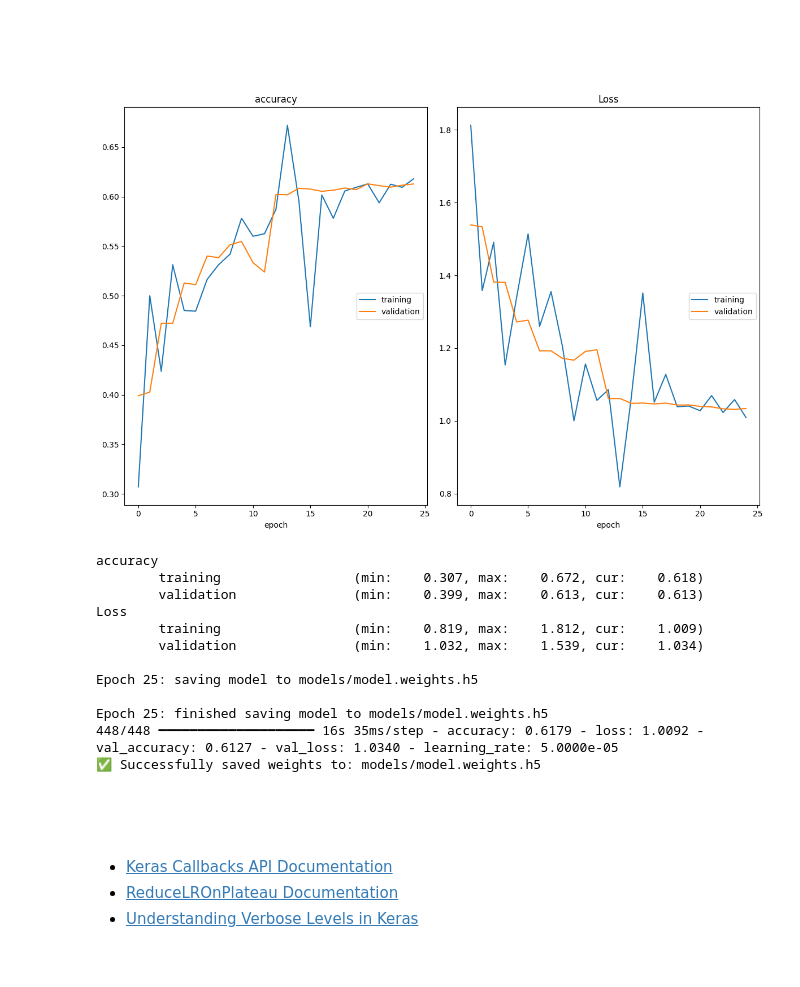
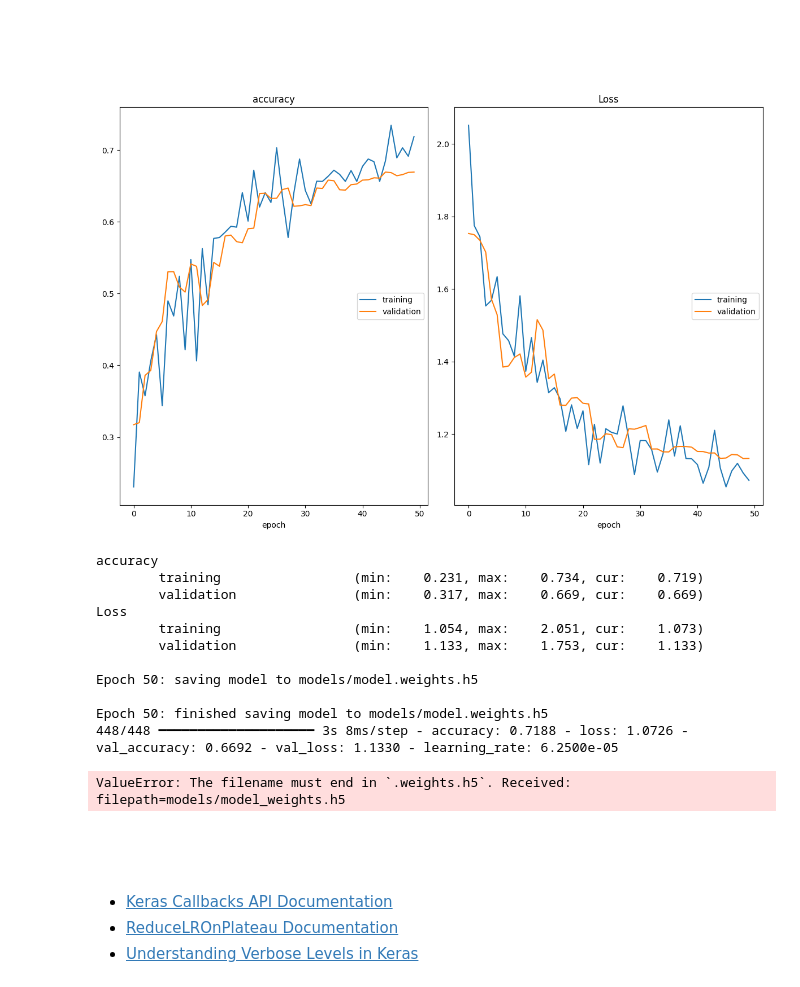
Before and after one commit to mohd-faizy/03P_Facial_Expression_Recoginition, a Jupyter notebook: Facial_Expression_Recoginition_with_Keras.ipynb, the cells around one changed output. Cells and saved outputs as stored; diff of their text form; code cells hidden in the pictures.

```diff
--- a/Facial_Expression_Recoginition_with_Keras.ipynb
+++ b/Facial_Expression_Recoginition_with_Keras.ipynb
@@ -289,8 +468,15 @@ We use Keras `ImageDataGenerator` with horizontal flipping to augment facial ima
 img_size = 48
 batch_size = 64
 
-# Training Data Generator with random horizontal flip augmentation
-datagen_train = ImageDataGenerator(horizontal_flip=True)
+# Face-optimized data augmentation for 48x48 resolution
+datagen_train = ImageDataGenerator(
+    horizontal_flip=True,
+    rotation_range=10,
+    width_shift_range=0.08,
+    height_shift_range=0.08,
+    fill_mode='nearest'
+)
+
 train_generator = datagen_train.flow_from_directory(
     'train/',
     target_size=(img_size, img_size),
@@ -298,10 +484,11 @@ train_generator = datagen_train.flow_from_directory(
     batch_size=batch_size,
     class_mode='categorical',
     shuffle=True
-    )
+)
 
-# Validation Data Generator
-datagen_validation = ImageDataGenerator(horizontal_flip=True)
+# Clean validation generator for accurate evaluation
+datagen_validation = ImageDataGenerator()
+
 validation_generator = datagen_validation.flow_from_directory(
     'test/',
     target_size=(img_size, img_size),
@@ -309,7 +496,7 @@ validation_generator = datagen_validation.flow_from_directory(
     batch_size=batch_size,
     class_mode='categorical',
     shuffle=False
-    )
+)
 # %% [output]
 Found 28709 images belonging to 7 classes.
 Found 7178 images belonging to 7 classes.
@@ -486,64 +666,69 @@ Model: "sequential"
 <a id="62-execute-model-training-with-live-loss-monitoring"></a>
 ### <span style="display: inline-block; color: #fff; background: linear-gradient(135deg, #16A34A, #0F766E); padding: 7px 16px; border-radius: 6px; font-size: 16px; font-weight: 700; letter-spacing: 0.3px;">6.2 Execute Model Training with Live Loss Monitoring</span>
 # %%
-# Setting number of epochs and batch step counts
-num_epochs = 15
+# Import training callbacks
+from tensorflow.keras.callbacks import ModelCheckpoint, ReduceLROnPlateau
+import os
+
+# Training hyperparameter configuration
+num_epochs = 50
 steps_per_epoch = train_generator.n // train_generator.batch_size
 validation_steps = validation_generator.n // validation_generator.batch_size
 
 checkpoint_dir = 'models'
 os.makedirs(checkpoint_dir, exist_ok=True)
 checkpoint_filename = os.path.join(checkpoint_dir, 'model.weights.h5')
 
-# Checkpoint callback: save best weights based on validation accuracy
+# ModelCheckpoint: saves best weights based on validation accuracy
 checkpoint = ModelCheckpoint(
     checkpoint_filename,
     monitor='val_accuracy',
     save_weights_only=True,
     mode='max',
     verbose=1
 )
 
-# Learning rate scheduler: reduce LR on validation loss plateau
+# Smooth LR decay on val_loss plateau (halves LR every 4 epochs of plateau)
 reduce_lr = ReduceLROnPlateau(
     monitor='val_loss',
-    factor=0.1,
-    patience=2,
-    min_lr=0.00001,
-    mode='auto'
+    factor=0.5,
+    patience=4,
+    min_lr=0.000005,
+    verbose=1
 )
 
-# Callbacks list
+# Training callbacks (EarlyStopping removed to ensure full 50 epochs training progression)
 callbacks = [PlotLossesKerasTF(), checkpoint, reduce_lr]
 
-# Fitting the model
+# Fit the model through all epochs
 history = model.fit(
     x=train_generator,
     steps_per_epoch=steps_per_epoch,
     epochs=num_epochs,
     validation_data=validation_generator,
     validation_steps=validation_steps,
     callbacks=callbacks
 )
 
-# Save the final model weights
+# Save final model weights in both standard formats
 model.save_weights('models/model.weights.h5')
-model.save_weights('models/model_weights.h5')
+import shutil
+shutil.copyfile('models/model.weights.h5', 'models/model_weights.h5')
 print("Model weights successfully saved to models/ directory.")
 # %% [output]
-[figure, old version]
+[figure, new version]
 accuracy
-        training                 (min:    0.307, max:    0.672, cur:    0.618)
-        validation               (min:    0.399, max:    0.613, cur:    0.613)
+        training                 (min:    0.231, max:    0.734, cur:    0.719)
+        validation               (min:    0.317, max:    0.669, cur:    0.669)
 Loss
-        training                 (min:    0.819, max:    1.812, cur:    1.009)
-        validation               (min:    1.032, max:    1.539, cur:    1.034)
+        training                 (min:    1.054, max:    2.051, cur:    1.073)
+        validation               (min:    1.133, max:    1.753, cur:    1.133)
 
-Epoch 25: saving model to models/model.weights.h5
+Epoch 50: saving model to models/model.weights.h5
 
-Epoch 25: finished saving model to models/model.weights.h5
-448/448 ━━━━━━━━━━━━━━━━━━━━ 16s 35ms/step - accuracy: 0.6179 - loss: 1.0092 - val_accuracy: 0.6127 - val_loss: 1.0340 - learning_rate: 5.0000e-05
-✅ Successfully saved weights to: models/model.weights.h5
+Epoch 50: finished saving model to models/model.weights.h5
+448/448 ━━━━━━━━━━━━━━━━━━━━ 3s 8ms/step - accuracy: 0.7188 - loss: 1.0726 - val_accuracy: 0.6692 - val_loss: 1.1330 - learning_rate: 6.2500e-05
+ValueError: The filename must end in `.weights.h5`. Received: filepath=models/model_weights.h5
 # %% [markdown]
 <a id="63-keras-training-callbacks--reference"></a>
 ### <span style="display: inline-block; color: #fff; background: linear-gradient(135deg, #16A34A, #0F766E); padding: 7px 16px; border-radius: 6px; font-size: 16px; font-weight: 700; letter-spacing: 0.3px;">6.3 Keras Training Callbacks & Reference</span>
```
Also changed, not shown: parts of 19 cells of this notebook, 3 other files.
